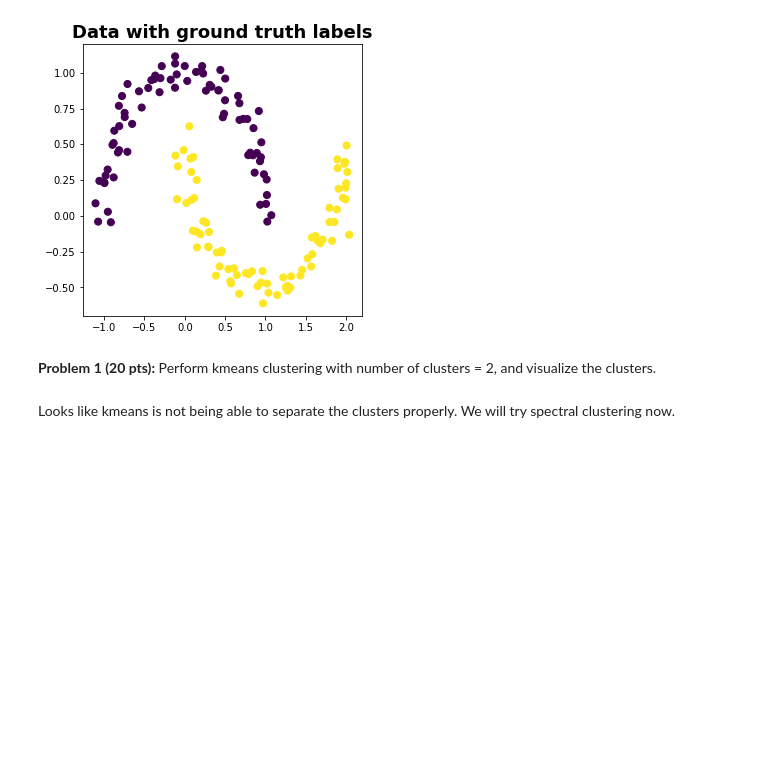
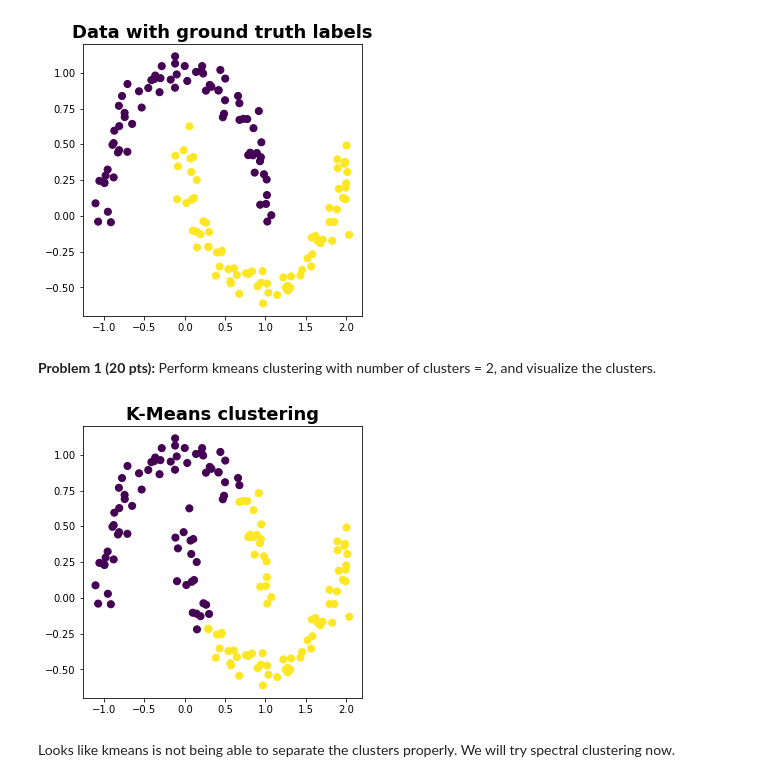
Before and after one commit to CarsonFox/Graph-ML, a Jupyter notebook: A6_MLG_Fa22.ipynb, the cells around one changed output. Saved outputs shown, nothing was run; the diff lists cells and outputs as text; code cells hidden in the pictures; blank space fills up the shorter version.

```diff
--- a/A6_MLG_Fa22.ipynb
+++ b/A6_MLG_Fa22.ipynb
@@ -36,3 +36,13 @@ plt.show()
+# %%
+kmeans = KMeans(n_clusters=2, random_state=123).fit(X_mn)
+Y_kmeans = kmeans.predict(X_mn)
+# %%
+fig = plt.figure(2, figsize=(5, 5))
+plt.title('K-Means clustering', fontsize=18, fontweight='demi')
+plt.scatter(X_mn[:, 0], X_mn[:, 1], c=Y_kmeans, s=dot_size, cmap=cmap)
+plt.show()
+# %% [output]
+[figure, added]
 # %% [markdown]
 Looks like kmeans is not being able to separate the clusters properly. We will try spectral clustering now.
 # %% [markdown]
```
Also changed, not shown: parts of 7 cells of this notebook.
